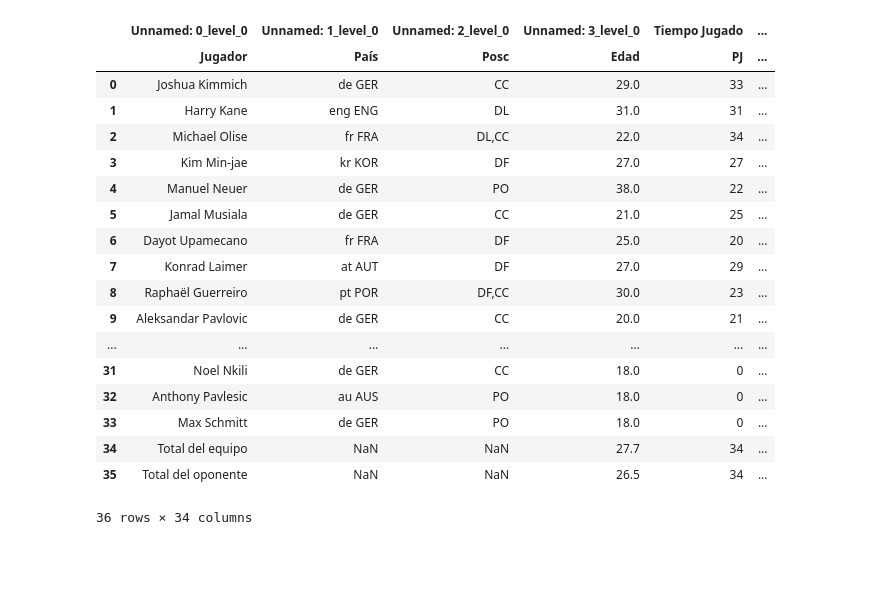
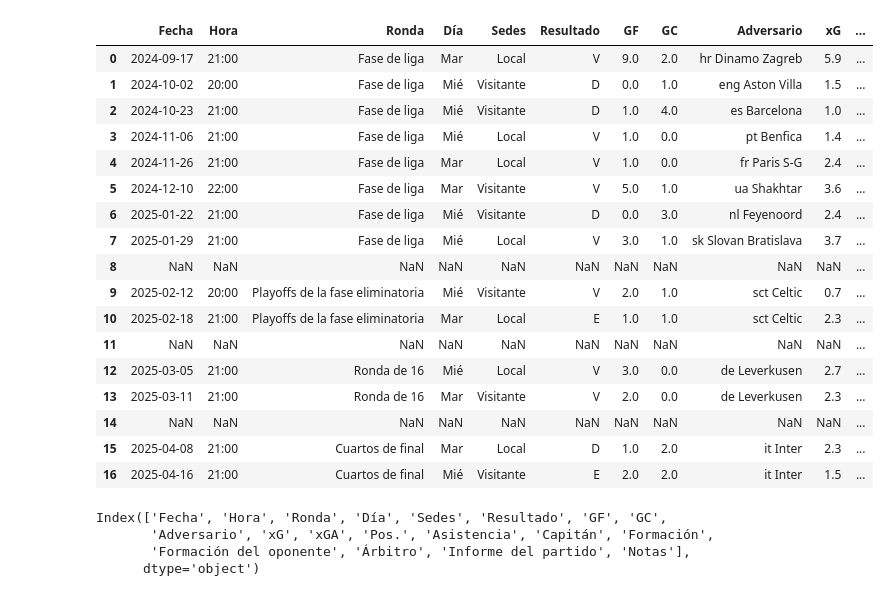
Before and after one commit to Dilan797/web-scraping-project, a Jupyter notebook: main.ipynb, the cells around one changed output. Drawn from its saved outputs; the diff is of its cells as text; code cells hidden in the pictures; blank space fills up the shorter version.

```diff
--- a/main.ipynb
+++ b/main.ipynb
@@ -1,26 +1,33 @@
 # %%
 import pandas as pd
 # %%
-todas_tablas = pd.read_html('https://fbref.com/es/equipos/054efa67/2024-2025/Estadisticas-de-Bayern-Munich')
+todas_tablas = pd.read_html('https://fbref.com/es/equipos/054efa67/2024-2025/partidos/c8/schedule/Resultados-y-partidos-de-Bayern-Munich-Liga-de-Campeones')
 df = todas_tablas[0]
 df
 # %% [output]
-|  | Unnamed: 0_level_0 | Unnamed: 1_level_0 | Unnamed: 2_level_0 | Unnamed: 3_level_0 | Tiempo Jugado | ... |
-|  | Jugador | País | Posc | Edad | PJ | ... |
-| 0 | Joshua Kimmich | de GER | CC | 29.0 | 33 | ... |
-| 1 | Harry Kane | eng ENG | DL | 31.0 | 31 | ... |
-| 2 | Michael Olise | fr FRA | DL,CC | 22.0 | 34 | ... |
-| 3 | Kim Min-jae | kr KOR | DF | 27.0 | 27 | ... |
-| 4 | Manuel Neuer | de GER | PO | 38.0 | 22 | ... |
-| 5 | Jamal Musiala | de GER | CC | 21.0 | 25 | ... |
-| 6 | Dayot Upamecano | fr FRA | DF | 25.0 | 20 | ... |
-| 7 | Konrad Laimer | at AUT | DF | 27.0 | 29 | ... |
-| 8 | Raphaël Guerreiro | pt POR | DF,CC | 30.0 | 23 | ... |
-| 9 | Aleksandar Pavlovic | de GER | CC | 20.0 | 21 | ... |
-| ... | ... | ... | ... | ... | ... | ... |
-| 31 | Noel Nkili | de GER | CC | 18.0 | 0 | ... |
-| 32 | Anthony Pavlesic | au AUS | PO | 18.0 | 0 | ... |
-| 33 | Max Schmitt | de GER | PO | 18.0 | 0 | ... |
-| 34 | Total del equipo | NaN | NaN | 27.7 | 34 | ... |
-| 35 | Total del oponente | NaN | NaN | 26.5 | 34 | ... |
+|  | Fecha | Hora | Ronda | Día | Sedes | Resultado | GF | GC | Adversario | xG | ... |
+| 0 | 2024-09-17 | 21:00 | Fase de liga | Mar | Local | V | 9.0 | 2.0 | hr Dinamo Zagreb | 5.9 | ... |
+| 1 | 2024-10-02 | 20:00 | Fase de liga | Mié | Visitante | D | 0.0 | 1.0 | eng Aston Villa | 1.5 | ... |
+| 2 | 2024-10-23 | 21:00 | Fase de liga | Mié | Visitante | D | 1.0 | 4.0 | es Barcelona | 1.0 | ... |
+| 3 | 2024-11-06 | 21:00 | Fase de liga | Mié | Local | V | 1.0 | 0.0 | pt Benfica | 1.4 | ... |
+| 4 | 2024-11-26 | 21:00 | Fase de liga | Mar | Local | V | 1.0 | 0.0 | fr Paris S-G | 2.4 | ... |
+| 5 | 2024-12-10 | 22:00 | Fase de liga | Mar | Visitante | V | 5.0 | 1.0 | ua Shakhtar | 3.6 | ... |
+| 6 | 2025-01-22 | 21:00 | Fase de liga | Mié | Visitante | D | 0.0 | 3.0 | nl Feyenoord | 2.4 | ... |
+| 7 | 2025-01-29 | 21:00 | Fase de liga | Mié | Local | V | 3.0 | 1.0 | sk Slovan Bratislava | 3.7 | ... |
+| 8 | NaN | NaN | NaN | NaN | NaN | NaN | NaN | NaN | NaN | NaN | ... |
+| 9 | 2025-02-12 | 20:00 | Playoffs de la fase eliminatoria | Mié | Visitante | V | 2.0 | 1.0 | sct Celtic | 0.7 | ... |
+| 10 | 2025-02-18 | 21:00 | Playoffs de la fase eliminatoria | Mar | Local | E | 1.0 | 1.0 | sct Celtic | 2.3 | ... |
+| 11 | NaN | NaN | NaN | NaN | NaN | NaN | NaN | NaN | NaN | NaN | ... |
+| 12 | 2025-03-05 | 21:00 | Ronda de 16 | Mié | Local | V | 3.0 | 0.0 | de Leverkusen | 2.7 | ... |
+| 13 | 2025-03-11 | 21:00 | Ronda de 16 | Mar | Visitante | V | 2.0 | 0.0 | de Leverkusen | 2.3 | ... |
+| 14 | NaN | NaN | NaN | NaN | NaN | NaN | NaN | NaN | NaN | NaN | ... |
+| 15 | 2025-04-08 | 21:00 | Cuartos de final | Mar | Local | D | 1.0 | 2.0 | it Inter | 2.3 | ... |
+| 16 | 2025-04-16 | 21:00 | Cuartos de final | Mié | Visitante | E | 2.0 | 2.0 | it Inter | 1.5 | ... |
-36 rows × 34 columns
+# %%
+#Aca tomamos las descripciones de cada columna, la cual es la primera fila
+df.columns
+# %% [output]
+Index(['Fecha', 'Hora', 'Ronda', 'Día', 'Sedes', 'Resultado', 'GF', 'GC',
+       'Adversario', 'xG', 'xGA', 'Pos.', 'Asistencia', 'Capitán', 'Formación',
+       'Formación del oponente', 'Árbitro', 'Informe del partido', 'Notas'],
+      dtype='object')
```
Also changed, not shown: parts of 6 cells of this notebook.
